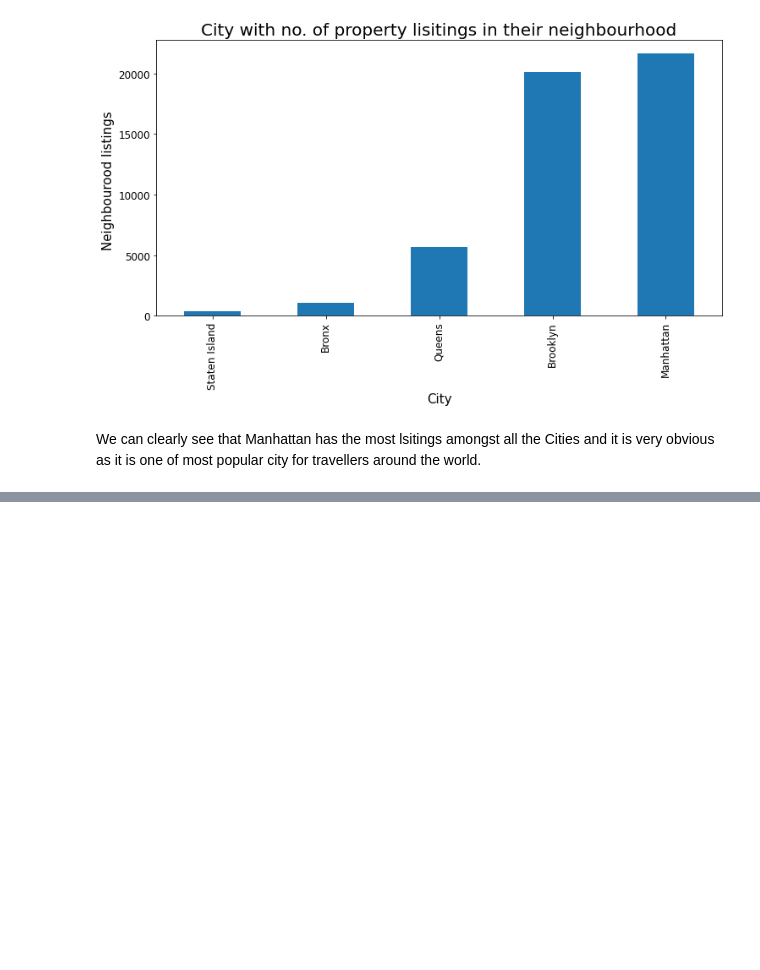
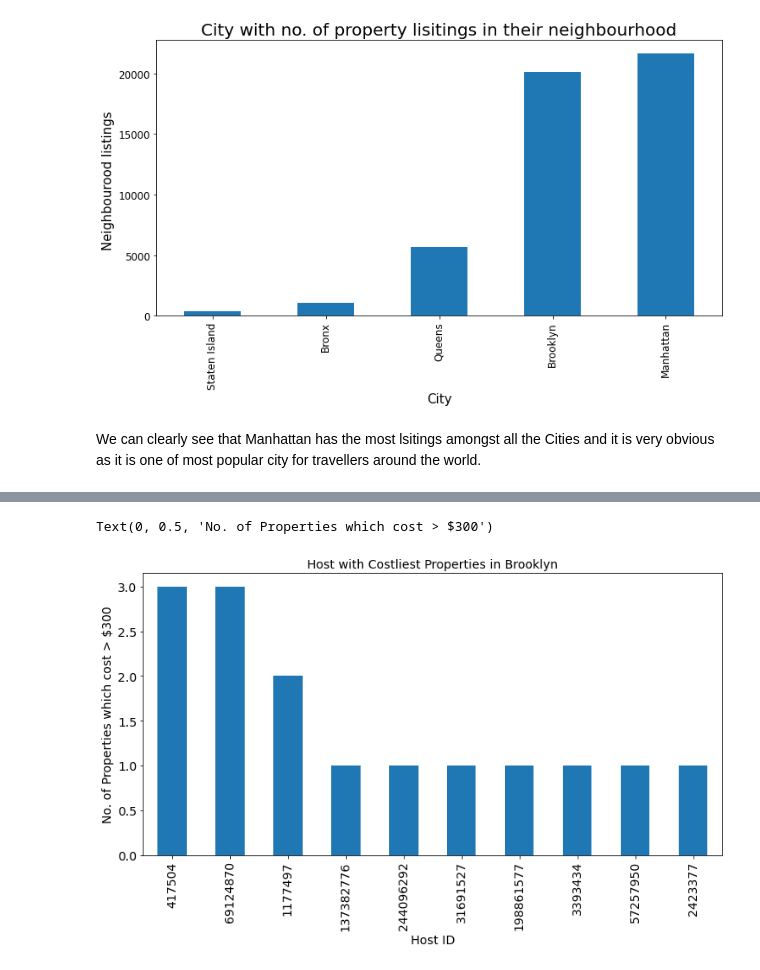
Before and after one commit to coonalcodes/Airbnb-Bookings-Analysis---Capstone-Project, a Jupyter notebook: Airbnb_Bookings_Analysis_Capstone_Project.ipynb, the cells around one changed output, grey strips where cells are left out. Cells and saved outputs as stored; diff of their text form; code cells hidden in the pictures; blank space fills up the shorter version.

```diff
--- a/Airbnb_Bookings_Analysis_Capstone_Project.ipynb
+++ b/Airbnb_Bookings_Analysis_Capstone_Project.ipynb
@@ -156,0 +223,14 @@ We can clearly see that Manhattan has the most lsitings amongst all the Cities a
+# %%
+#Data analysis on Brooklyn
+sub_1=df.loc[df['neighbourhood_group'] == 'Brooklyn']
+sub_1_private_rooms=sub_1.loc[sub_1['room_type'] == 'Private room']
+costlier_private_rooms=sub_1_private_rooms[sub_1_private_rooms['price']>300]
+Fig_2=costlier_private_rooms['host_id'].value_counts().head(10)
+# %%
+Brooklyn_costlier_private_rooms=Fig_2.plot.bar(figsize=(12,6),fontsize=14)
+Brooklyn_costlier_private_rooms.set_title('Host with Costliest Properties in Brooklyn',fontsize=14)
+Brooklyn_costlier_private_rooms.set_xlabel('Host ID',fontsize=14)
+Brooklyn_costlier_private_rooms.set_ylabel('No. of Properties which cost > $300',fontsize=14)
+# %% [output]
+Text(0, 0.5, 'No. of Properties which cost > $300')
+[figure, added]
```
Also changed, not shown: parts of 11 cells of this notebook.
